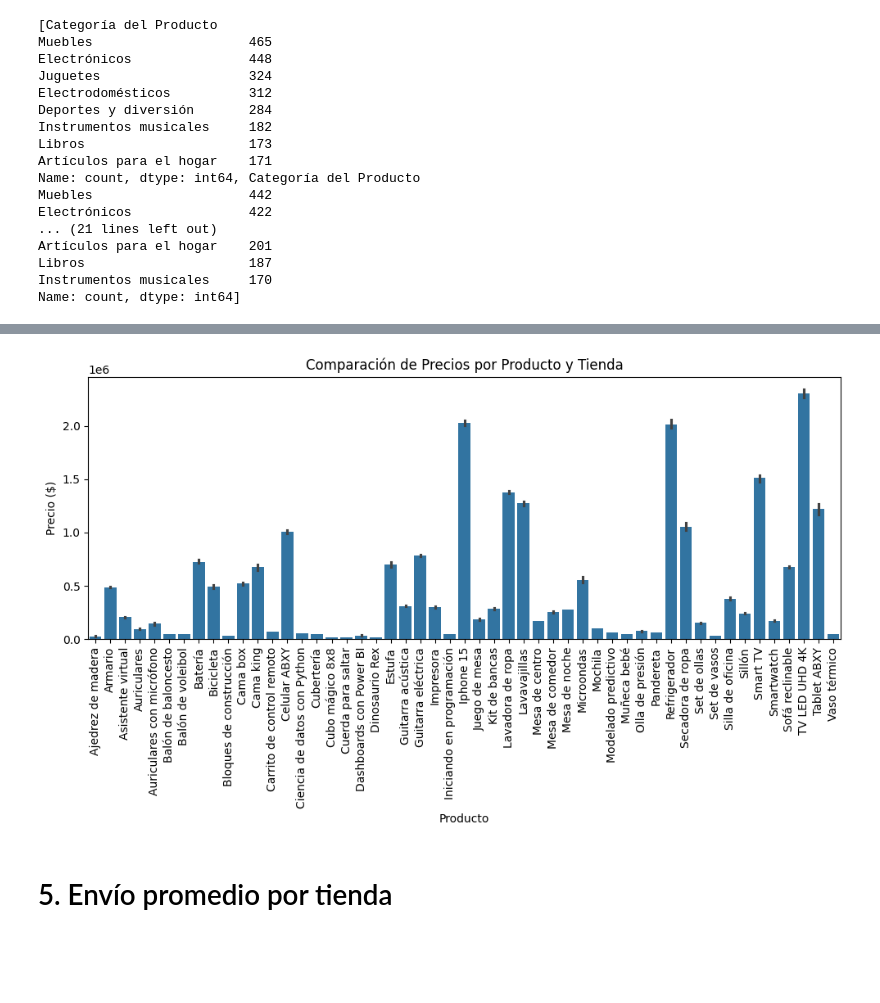
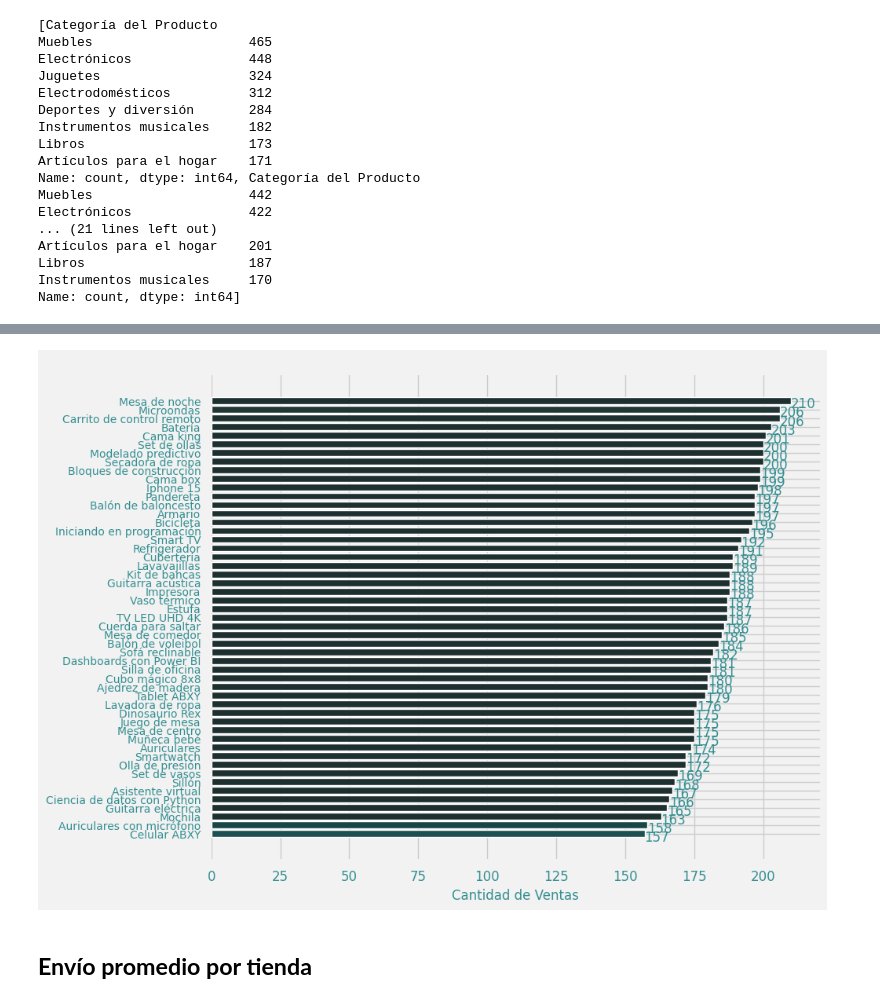
Before and after one commit to Belita-Lili/analisis-ventas-multitienda-alura, a Jupyter notebook: Tiendas_DC_Alura.ipynb, the cells around one changed output, grey strips where cells are left out. Saved outputs shown, nothing was run; the diff lists cells and outputs as text; code cells hidden in the pictures; blank space fills up the shorter version.

```diff
--- a/Tiendas_DC_Alura.ipynb
+++ b/Tiendas_DC_Alura.ipynb
@@ -342,29 +400,38 @@ Name: 50, dtype: object
-# %%
-tienda[0] = 'Tienda A'
-tienda2[0] = 'Tienda B'
-tienda3[0] = 'Tienda C'
-tienda4[0] = 'Tienda D'
-
-# Combinar todos en uno solo
-df_total = pd.concat([tienda, tienda2, tienda3, tienda4], ignore_index=True)
-
-# Ahora puedes hacer un gráfico de precios promedio por producto y tienda
-# (si hay productos repetidos en distintas tiendas)
-precio_promedio = df_total.groupby(['Producto', 0])['Precio'].mean().reset_index()
-
-# Gráfico de barras agrupado por producto y tienda
-import seaborn as sns
-
-plt.figure(figsize=(10, 6))
-sns.barplot(data=precio_promedio, x='Producto', y='Precio')
-plt.title('Comparación de Precios por Producto y Tienda')
-plt.ylabel('Precio ($)')
-plt.xticks(rotation=90)
-plt.tight_layout()
-plt.show()
-# %% [output]
-[figure, removed]
+# %%
+def productos_mas_y_menos_vendidos(df):
+    # Contar las ventas por producto
+    ventas_por_producto = df['Producto'].value_counts().sort_values(ascending=True)
+
+    # Colores para los productos más y menos vendidos
+    colores = [Verde_1 if i == 0 else Verde_2 if i == 1 else Abeto_1 if i == len(ventas_por_producto)-2 else Abeto_2
+               for i in range(len(ventas_por_producto))]
+
+    # Configurar gráfico
+    plt.figure(figsize=(10, 8), facecolor=Blanco_1)
+    ax = plt.axes()
+    ax.set_facecolor(Blanco_1)
+
+    # Gráfico de barras horizontal
+    bars = plt.barh(ventas_por_producto.index, ventas_por_producto.values, color=colores)
+
+    # Etiquetas
+    plt.title('Productos Más y Menos Vendidos', fontsize=12, color=Blanco_1)
+    plt.xlabel('Cantidad de Ventas', fontsize=12, color=Turquesa_1)
+    plt.xticks(fontsize=12, color=Turquesa_1)
+    plt.yticks(fontsize=10, color=Turquesa_1)
+    ax.spines[['top', 'right', 'left', 'bottom']].set_visible(False)
+
+    # Añadir etiquetas a las barras
+    for bar in bars:
+        plt.text(bar.get_width(), bar.get_y() + bar.get_height()/50,
+                 f'{int(bar.get_width())}', ha='left', va='center', color=Turquesa_1, fontsize=12)
+
+    return plt
+# %%
+productos_mas_y_menos_vendidos(df_total).show()
+# %% [output]
+[figure, added]
 # %% [markdown]
-# 5. Envío promedio por tienda
+## **Envío promedio por tienda**
 # %%
 # Calcular envío promedio por tienda
```
Also changed, not shown: parts of 47 cells of this notebook.
